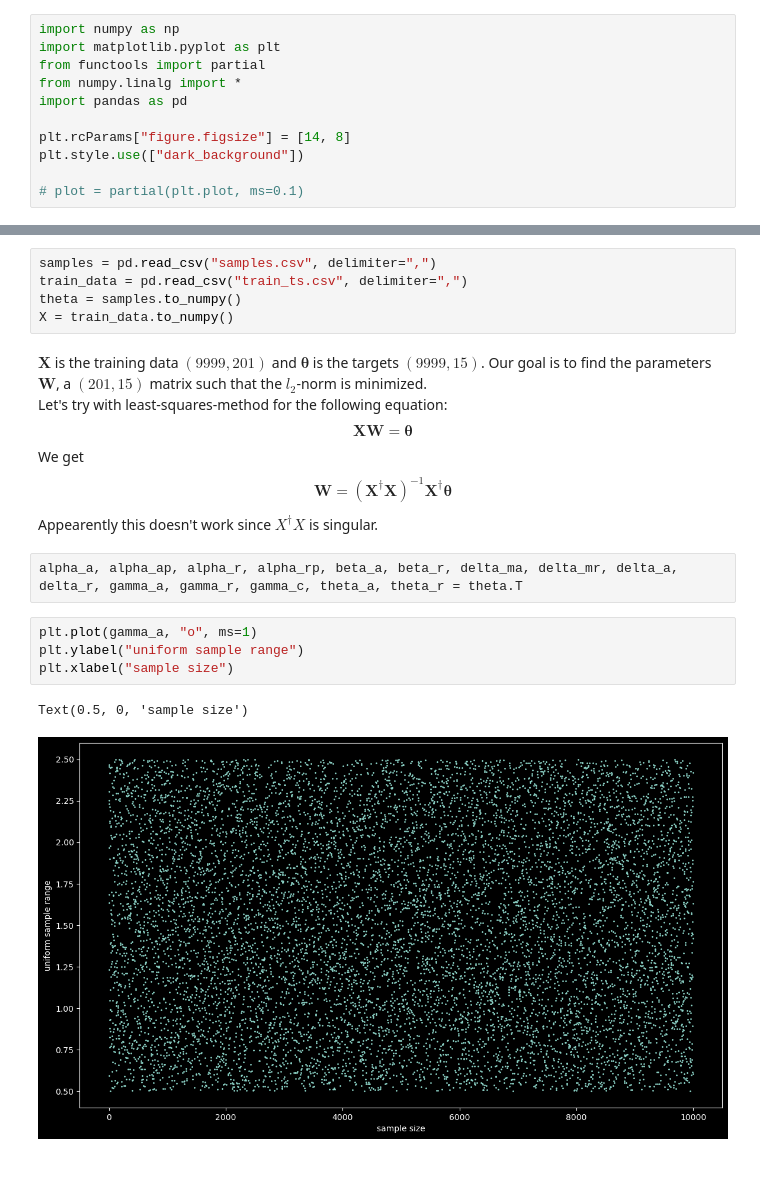
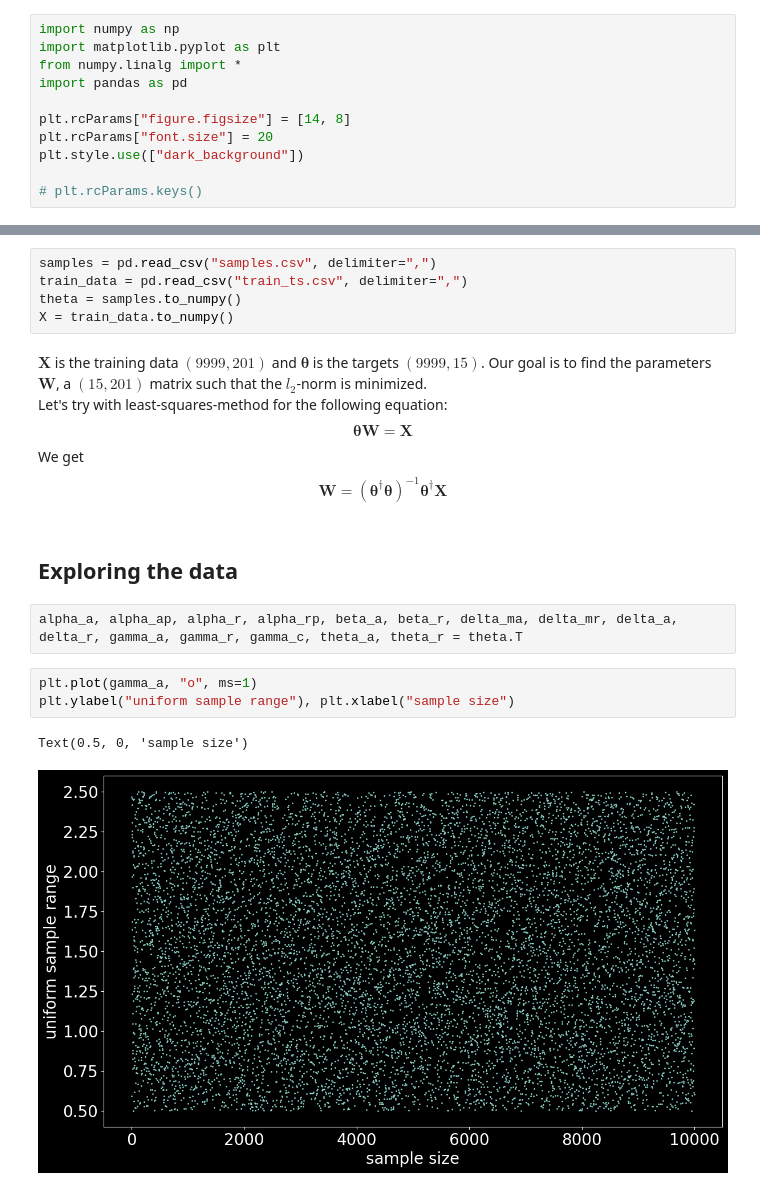
Before and after one commit to SunAndClouds/BlackyCat, a Jupyter notebook: Project BC.ipynb, the cells around one changed output, grey strips where cells are left out. Drawn from its saved outputs; the diff is of its cells as text.

```diff
--- a/Project BC.ipynb
+++ b/Project BC.ipynb
@@ -1,11 +1,11 @@
 # %%
 import numpy as np
 import matplotlib.pyplot as plt
-from functools import partial
 from numpy.linalg import *
 import pandas as pd
 
 plt.rcParams["figure.figsize"] = [14, 8]
+plt.rcParams["font.size"] = 20
 plt.style.use(["dark_background"])
 
-# plot = partial(plt.plot, ms=0.1)
+# plt.rcParams.keys()
@@ -16,19 +18,19 @@ theta = samples.to_numpy()
 X = train_data.to_numpy()
 # %% [markdown]
 $\mathbf{X}$ is the training data $(9999, 201)$ and $\mathbf{\theta}$ is the targets $(9999,15)$.
-Our goal is to find the parameters $\mathbf{W}$, a $(201, 15)$ matrix such that the $l_2$-norm is minimized.\
+Our goal is to find the parameters $\mathbf{W}$, a $(15, 201)$ matrix such that the $l_2$-norm is minimized.\
 Let's try with least-squares-method for the following equation:
-$$\mathbf{XW} = \mathbf{\theta}$$
+$$\mathbf{\theta W} = \mathbf{X}$$
 We get \
 $$
-\mathbf{W} = (\mathbf{X^\dagger X})^{-1} \mathbf{X^\dagger\theta}$$
-Appearently this doesn't work since $X^\dagger X$ is singular.
+\mathbf{W} = (\mathbf{\theta^\dagger \theta})^{-1} \mathbf{\theta^\dagger X}$$
+# %% [markdown]
+## Exploring the data
 # %%
 alpha_a, alpha_ap, alpha_r, alpha_rp, beta_a, beta_r, delta_ma, delta_mr, delta_a, delta_r, gamma_a, gamma_r, gamma_c, theta_a, theta_r = theta.T
 # %%
 plt.plot(gamma_a, "o", ms=1)
-plt.ylabel("uniform sample range")
-plt.xlabel("sample size")
+plt.ylabel("uniform sample range"), plt.xlabel("sample size")
 # %% [output]
 Text(0.5, 0, 'sample size')
-[figure, old version]
+[figure, new version]
```
Also changed, not shown: parts of 10 cells of this notebook.
